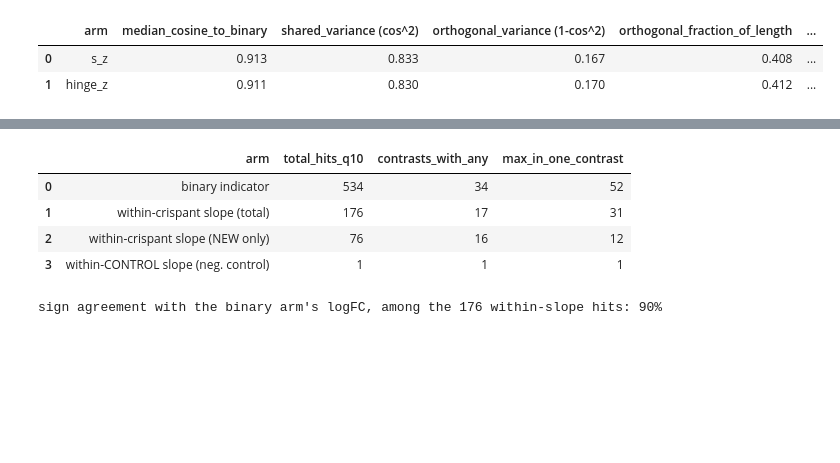
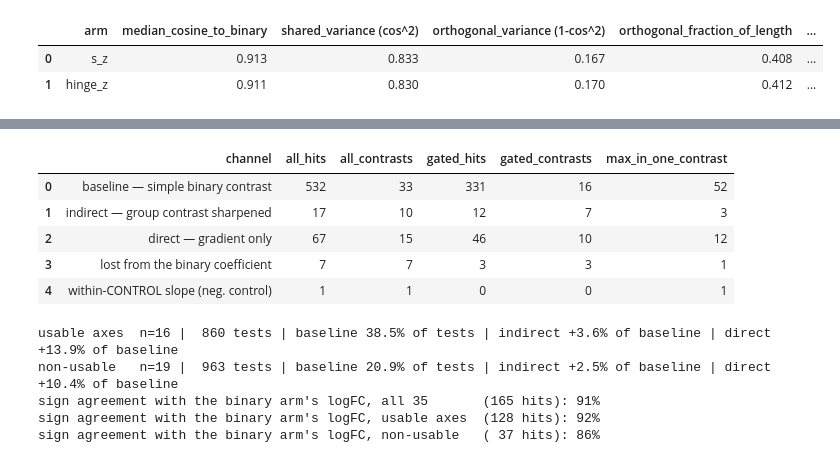
Before and after one commit to Marazzano/morphseq, a Jupyter notebook: results/nlammers/20260730_GENE7/gene7_synthesis.ipynb, the cells around one changed output, grey strips where cells are left out. Saved outputs shown, nothing was run; the diff lists cells and outputs as text; code cells hidden in the pictures; blank space fills up the shorter version.

```diff
--- a/results/nlammers/20260730_GENE7/gene7_synthesis.ipynb
+++ b/results/nlammers/20260730_GENE7/gene7_synthesis.ipynb
@@ -163,7 +197,7 @@ so the comparison cannot be won by `s` merely having more range than a 0/1 indic
 wide = global_stats.pivot(index="contrast", columns="arm", values="t_std").join(
     quality.set_index("contrast")[["usable", "loo_auc"]])
 rows = []
-for label, subset in (("all 36", wide), ("usable axes (16)", wide[wide["usable"]])):
+for label, subset in ((f"all {N}", wide), (f"usable axes ({N_USABLE})", wide[wide["usable"]])):
     for arm in ("s_z", "hinge_z"):
         delta = (subset[arm] - subset["binary_z"]).dropna()
         rows.append({"set": label, "arm": arm, "wins": int((delta > 0).sum()), "n": len(delta),
@@ -212,0 +283,3 @@ pd.DataFrame(rows).round(3)
+# %%
+figure, overlap = ep.hit_overlap_plot(coefficients, quality, arm="s_z")
+ep.save_inline(figure, FIGURES / "2b_hit_overlap")
@@ -415,0 +651,3 @@ figure = ep.volcano_within(coefficients)
+# %%
+figure, slope_hits = ep.slope_versus_binary_q(binary_check)
+ep.save_inline(figure, FIGURES / "5b_slope_vs_binary_q")
@@ -416,29 +745,51 @@ figure = ep.volcano_within(coefficients)
 # %%
 summary = pd.DataFrame([{
-    "arm": name,
-    "total_hits_q10": int(gains[col].sum()),
-    "contrasts_with_any": int((gains[col] > 0).sum()),
+    "channel": name,
+    "all_hits": int(gains[col].sum()),
+    "all_contrasts": int((gains[col] > 0).sum()),
+    "gated_hits": int(gains.loc[gains["usable"], col].sum()),
+    "gated_contrasts": int((gains.loc[gains["usable"], col] > 0).sum()),
     "max_in_one_contrast": int(gains[col].max()),
-} for name, col in (("binary indicator", "binary"),
-                    ("within-crispant slope (total)", "arm_total"),
-                    ("within-crispant slope (NEW only)", "new"),
-                    ("within-CONTROL slope (neg. control)", "control"))])
+} for name, col in (("baseline — simple binary contrast", "baseline"),
+                    ("indirect — group contrast sharpened", "indirect"),
+                    ("direct — gradient only", "direct"),
+                    ("lost from the binary coefficient", "lost"),
+                    ("within-CONTROL slope (neg. control)", "control_slope"))])
 display(summary)
+
+# Rates, not totals. The two subsets differ in how many tests they run and in how strong the
+# perturbations are, so raw counts overstate the gating effect. Normalising each channel by
+# its own subset's binary baseline is the stricter comparison.
+for label, block in (("usable axes", gains[gains["usable"]]),
+                     ("non-usable", gains[~gains["usable"]])):
+    base, tested = block["baseline"].sum(), block["n_tested"].sum()
+    print(f"{label:12s} n={len(block):2d} | {int(tested):4d} tests | "
+          f"baseline {base / tested:5.1%} of tests | "
+          f"indirect +{block['indirect'].sum() / base:4.1%} of baseline | "
+          f"direct +{block['direct'].sum() / base:4.1%} of baseline")
 
 m = (coefficients[coefficients["arm"] == "s_within_crispant"]
      [["contrast", "cell_type", "logFC", "q_value"]]
      .merge(coefficients[coefficients["arm"] == "binary_z"][["contrast", "cell_type", "logFC"]],
             on=["contrast", "cell_type"], suffixes=("_within", "_binary")))
-sig = m[m["q_value"] < 0.10]
-print(f"sign agreement with the binary arm's logFC, among the {len(sig)} within-slope hits: "
-      f"{(np.sign(sig['logFC_within']) == np.sign(sig['logFC_binary'])).mean()*100:.0f}%")
+usable_set = set(quality.loc[quality["usable"], "contrast"])
+for label, sig in ((f"all {N}", m[m["q_value"] < 0.10]),
+                   ("usable axes", m[(m["q_value"] < 0.10) & m["contrast"].isin(usable_set)]),
+                   ("non-usable", m[(m["q_value"] < 0.10) & ~m["contrast"].isin(usable_set)])):
+    print(f"sign agreement with the binary arm's logFC, {label:12s} ({len(sig):3d} hits): "
+          f"{(np.sign(sig['logFC_within']) == np.sign(sig['logFC_binary'])).mean()*100:.0f}%")
 # %% [output]
-|  | arm | total_hits_q10 | contrasts_with_any | max_in_one_contrast |
-| 0 | binary indicator | 534 | 34 | 52 |
-| 1 | within-crispant slope (total) | 176 | 17 | 31 |
-| 2 | within-crispant slope (NEW only) | 76 | 16 | 12 |
-| 3 | within-CONTROL slope (neg. control) | 1 | 1 | 1 |
+|  | channel | all_hits | all_contrasts | gated_hits | gated_contrasts | max_in_one_contrast |
+| 0 | baseline — simple binary contrast | 532 | 33 | 331 | 16 | 52 |
+| 1 | indirect — group contrast sharpened | 17 | 10 | 12 | 7 | 3 |
+| 2 | direct — gradient only | 67 | 15 | 46 | 10 | 12 |
+| 3 | lost from the binary coefficient | 7 | 7 | 3 | 3 | 1 |
+| 4 | within-CONTROL slope (neg. control) | 1 | 1 | 0 | 0 | 1 |
-sign agreement with the binary arm's logFC, among the 176 within-slope hits: 90%
+usable axes  n=16 |  860 tests | baseline 38.5% of tests | indirect +3.6% of baseline | direct +13.9% of baseline
+non-usable   n=19 |  963 tests | baseline 20.9% of tests | indirect +2.5% of baseline | direct +10.4% of baseline
+sign agreement with the binary arm's logFC, all 35       (165 hits): 91%
+sign agreement with the binary arm's logFC, usable axes  (128 hits): 92%
+sign agreement with the binary arm's logFC, non-usable   ( 37 hits): 86%
 # %%
 from collections import Counter
 hits = coefficients[(coefficients["arm"] == "s_within_crispant") & (coefficients["q_value"] < 0.10)]
```
Also changed, not shown: parts of 31 cells of this notebook, 24 other files.
